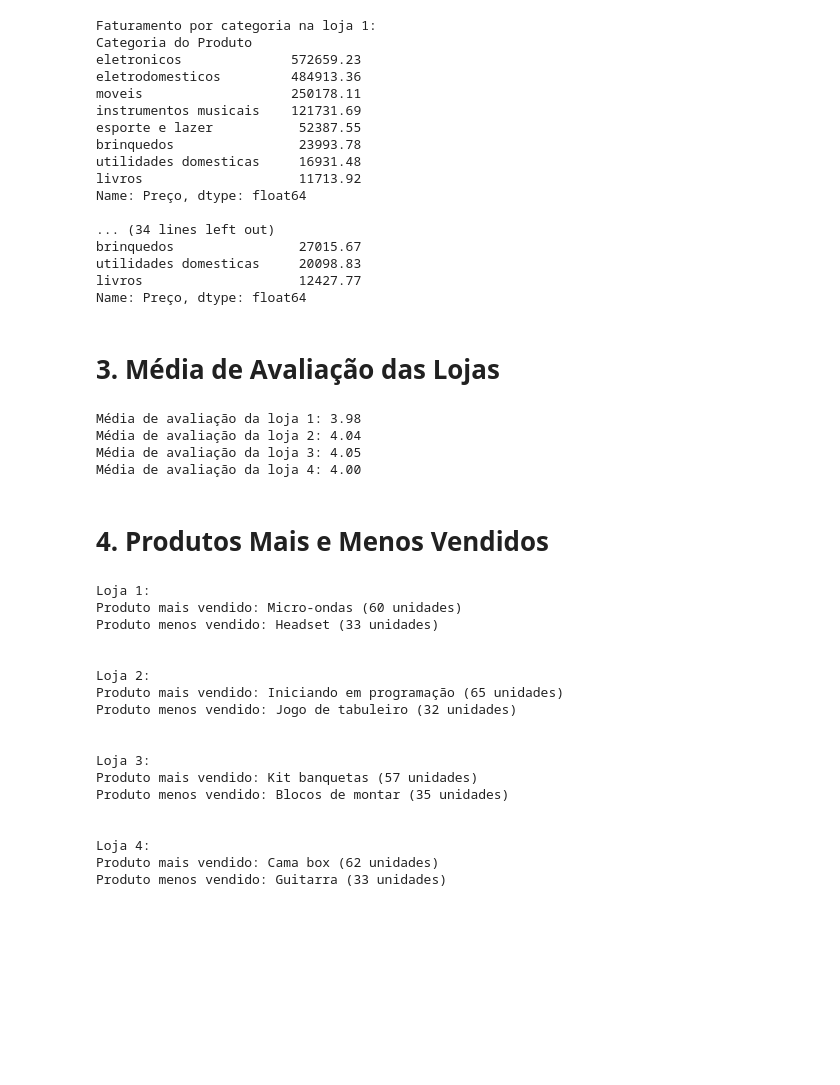
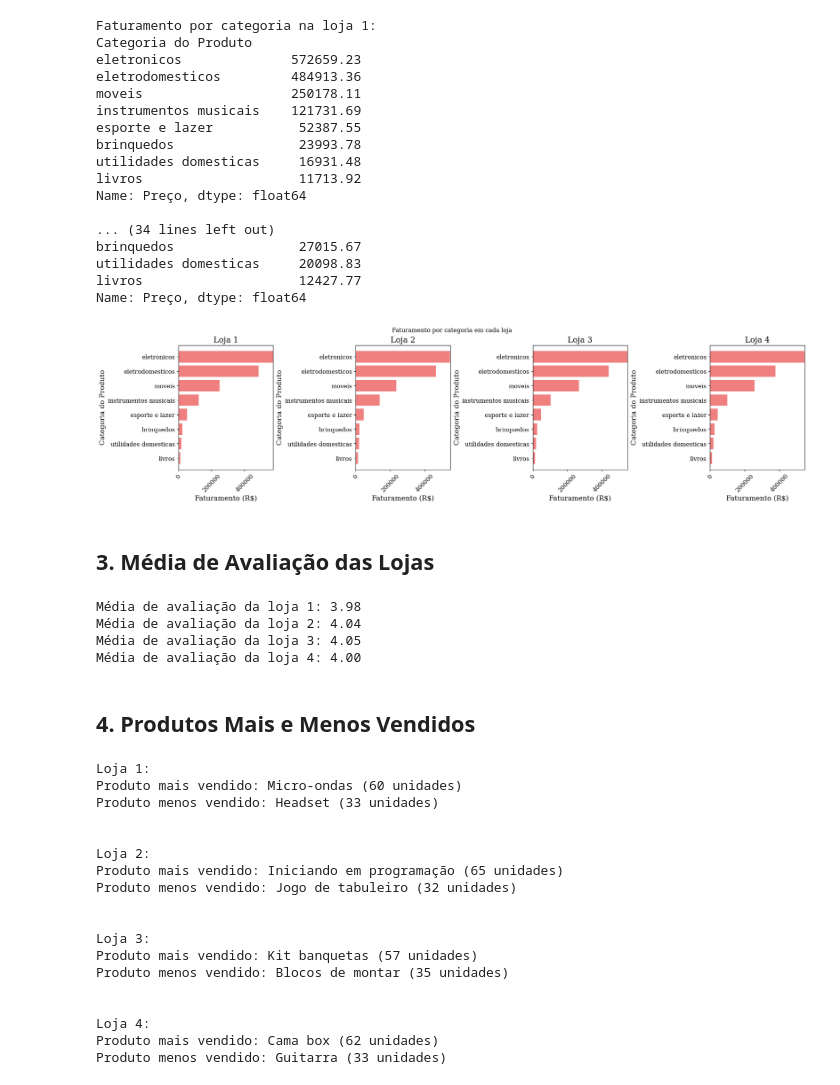
Before and after one commit to jvsobrinho/challenge1-data-science, a Jupyter notebook: AluraStoreBr.ipynb, the cells around one changed output. Drawn from its saved outputs; the diff is of its cells as text; code cells hidden in the pictures; blank space fills up the shorter version.

```diff
--- a/AluraStoreBr.ipynb
+++ b/AluraStoreBr.ipynb
@@ -3 +9,19 @@
+# %%
+import pandas as pd
+from matplotlib import pyplot as plt
+from matplotlib import ticker
+from typing import Tuple
+import matplotlib as mpl
+
+
+# Configurações globais
+mpl.rcParams['figure.figsize'] = (8, 5)
+mpl.rcParams['axes.titlesize'] = 16
+mpl.rcParams['axes.labelsize'] = 14
+mpl.rcParams['lines.linewidth'] = 2
+mpl.rcParams['lines.markersize'] = 6
+mpl.rcParams['xtick.labelsize'] = 12
+mpl.rcParams['ytick.labelsize'] = 12
+mpl.rcParams['legend.fontsize'] = 12
+mpl.rcParams['font.family'] = 'serif'
 # %%
@@ -160,8 +351,40 @@ brinquedos                27015.67
 utilidades domesticas     20098.83
 livros                    12427.77
 Name: Preço, dtype: float64
+# %%
+n_lojas = len(lista_datasets)
+
+# Cria uma linha com N subgráficos (1 por loja)
+fig, axs = plt.subplots(1, n_lojas, figsize=(5 * n_lojas, 5), constrained_layout=True)
+
+# Se houver só uma loja, axs não será uma lista → precisamos garantir isso
+if n_lojas == 1:
+    axs = [axs]
+
+for i, df in enumerate(lista_datasets):
+    # Soma o faturamento por categoria e ordena de forma decrescente
+    faturamento_categoria = df.groupby(by="Categoria do Produto")["Preço"].sum().sort_values(ascending=False)
+
+    # Cria um gráfico de barras horizontais para cada loja
+    axs[i].barh(faturamento_categoria.index, faturamento_categoria.values, color='lightcoral')
+    axs[i].set_title(f'Loja {i+1}')
+    axs[i].set_xlabel('Faturamento (R$)')
+    axs[i].set_ylabel('Categoria do Produto')
+    axs[i].tick_params(axis='x', rotation=45)
+    axs[i].set_xlim(0, faturamento_categoria.max() + 1000)  # Ajusta o limite do eixo X para melhor visualização
+
+    # Inverte o eixo Y para garantir que o maior valor apareça no topo
+    axs[i].invert_yaxis()
+
+# Título geral
+fig.suptitle('Faturamento por categoria em cada loja')
+
+# Exibe o gráfico
+plt.show()
+# %% [output]
+[figure, added]
 # %% [markdown]
-# 3. Média de Avaliação das Lojas
+## 3. Média de Avaliação das Lojas
 # %%
 # Média de avaliação dos produtos por loja
 for loja in range(len(lista_datasets)):
@@ -173,7 +396,7 @@ Média de avaliação da loja 2: 4.04
 Média de avaliação da loja 3: 4.05
 Média de avaliação da loja 4: 4.00
 # %% [markdown]
-# 4. Produtos Mais e Menos Vendidos
+## 4. Produtos Mais e Menos Vendidos
 # %%
 def produtos_extremos(df: pd.DataFrame, coluna_produto: str = "Produto") -> Tuple[Tuple[str, int], Tuple[str, int]]:
     """
```
Also changed, not shown: parts of 19 cells of this notebook, 2 other files.
